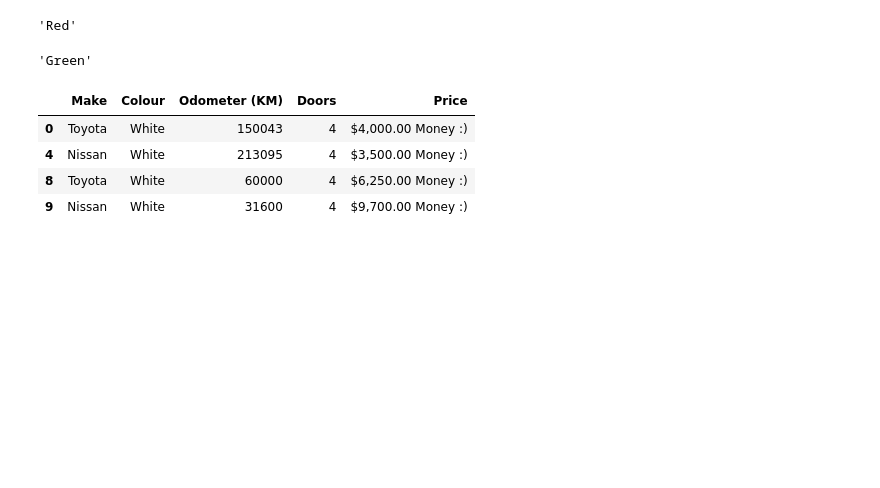
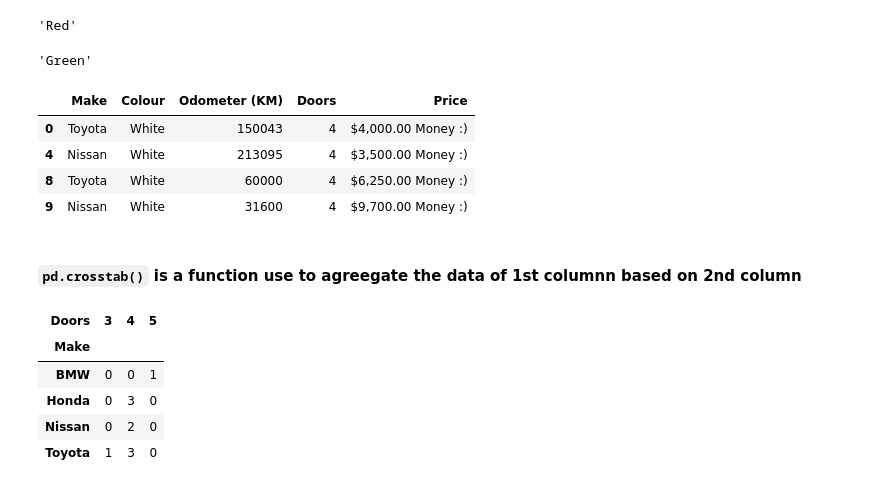
Before and after one commit to Dhyanesh-Panchal/PY-libraries-for-ML, a Jupyter notebook: Pandas Tuts.ipynb, the cells around one changed output. Saved outputs shown, nothing was run; the diff lists cells and outputs as text; code cells hidden in the pictures; blank space fills up the shorter version.

Commit message:
some grouping and agreegating functions.... also some ploting functions

```diff
--- a/Pandas Tuts.ipynb
+++ b/Pandas Tuts.ipynb
@@ -124,3 +125,14 @@ car_sales[car_sales["Colour"] == "White"]
 | 4 | Nissan | White | 213095 | 4 | $3,500.00 Money :) |
 | 8 | Toyota | White | 60000 | 4 | $6,250.00 Money :) |
 | 9 | Nissan | White | 31600 | 4 | $9,700.00 Money :) |
+# %% [markdown]
+#### `pd.crosstab()` is a function use to agreegate the data of 1st columnn based on 2nd column
+# %%
+pd.crosstab(car_sales['Make'],car_sales["Doors"])
+# %% [output]
+| Doors | 3 | 4 | 5 |
+| Make |  |  |  |
+| BMW | 0 | 0 | 1 |
+| Honda | 0 | 3 | 0 |
+| Nissan | 0 | 2 | 0 |
+| Toyota | 1 | 3 | 0 |
```
Also changed, not shown: parts of 7 cells of this notebook.
